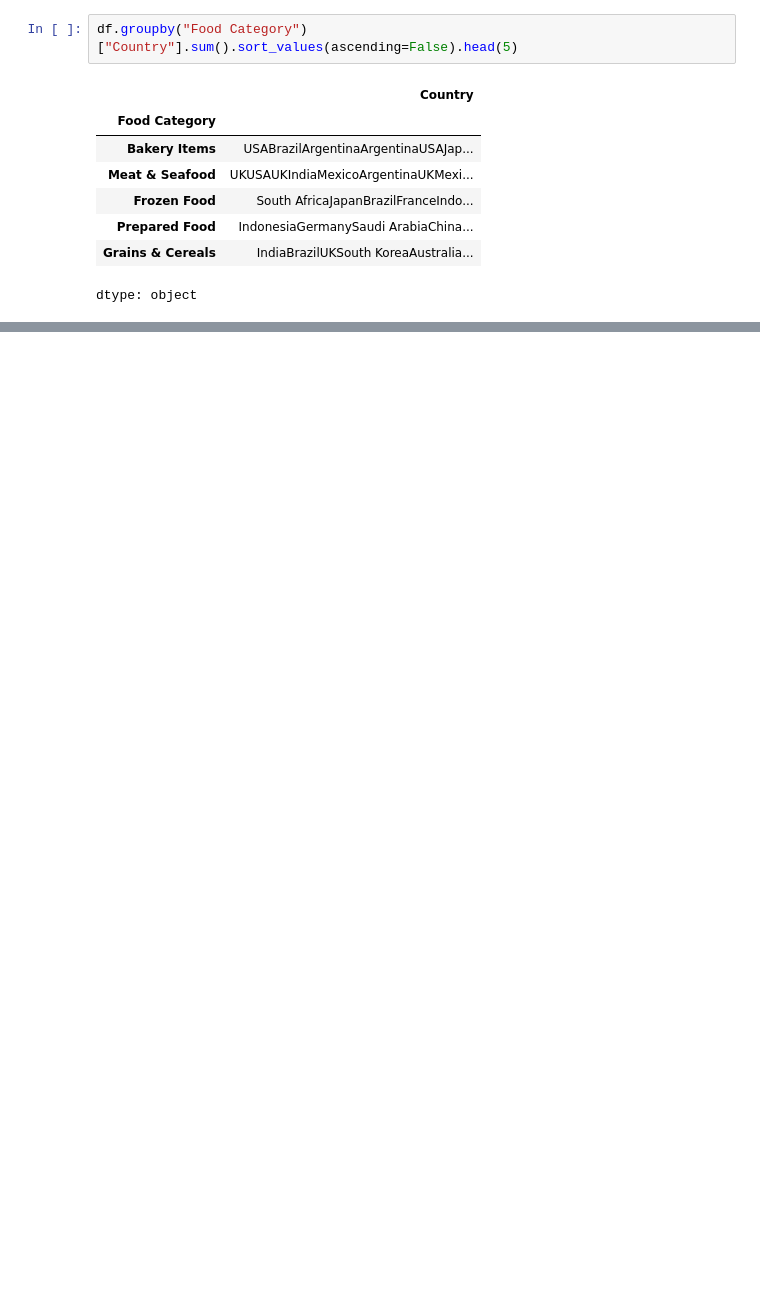
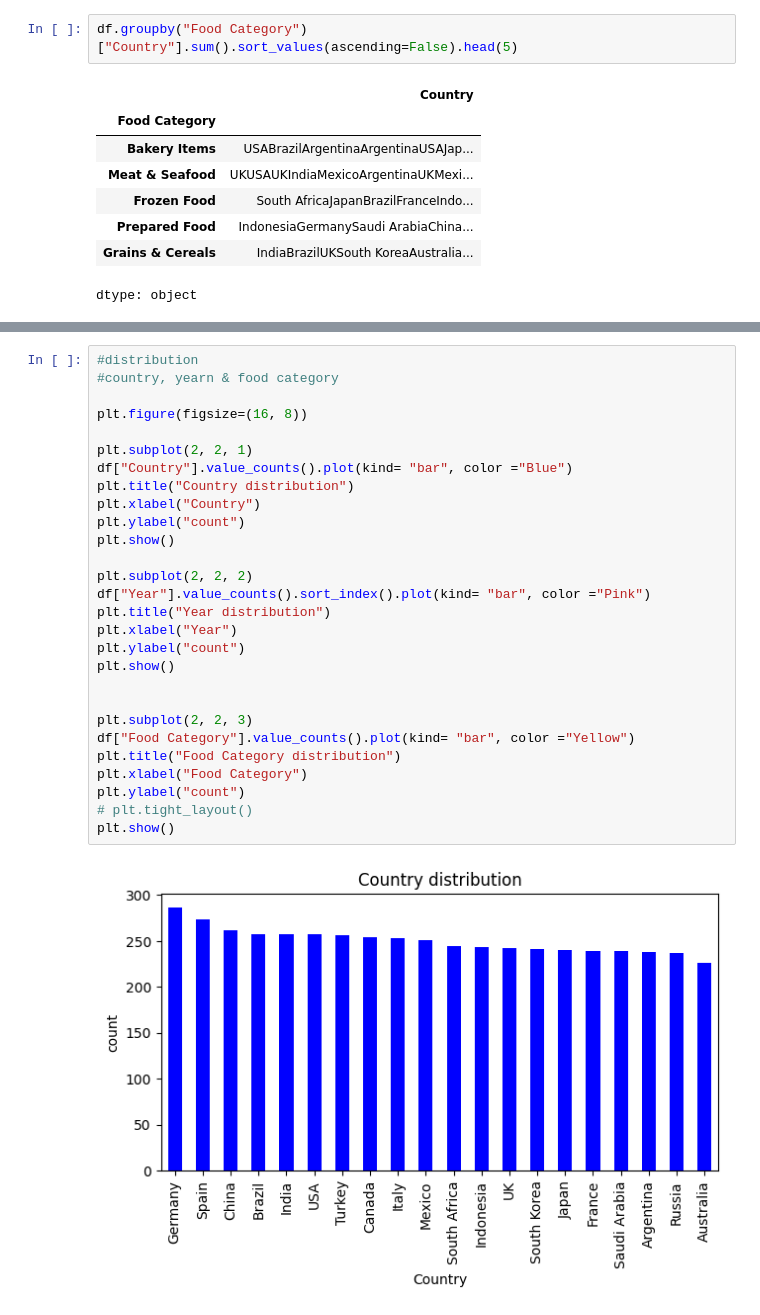
Before and after one commit to Yihuiny/Global-Food-Wastage, a Jupyter notebook: foodwastageproject.ipynb, the cells around one changed output, grey strips where cells are left out. Drawn from its saved outputs; the diff is of its cells as text; blank space fills up the shorter version.

```diff
--- a/foodwastageproject.ipynb
+++ b/foodwastageproject.ipynb
@@ -179,0 +201,30 @@ df.sort_values(by="Country", ascending=False)[["Food Category", "Year"]].head(15
+# %%
+#distribution
+#country, yearn & food category
+
+plt.figure(figsize=(16, 8))
+
+plt.subplot(2, 2, 1)
+df["Country"].value_counts().plot(kind= "bar", color ="Blue")
+plt.title("Country distribution")
+plt.xlabel("Country")
+plt.ylabel("count")
+plt.show()
+
+plt.subplot(2, 2, 2)
+df["Year"].value_counts().sort_index().plot(kind= "bar", color ="Pink")
+plt.title("Year distribution")
+plt.xlabel("Year")
+plt.ylabel("count")
+plt.show()
+
+
+plt.subplot(2, 2, 3)
+df["Food Category"].value_counts().plot(kind= "bar", color ="Yellow")
+plt.title("Food Category distribution")
+plt.xlabel("Food Category")
+plt.ylabel("count")
+# plt.tight_layout()
+plt.show()
+# %% [output]
+[figure, added]
```
Also changed, not shown: parts of 10 cells of this notebook.
